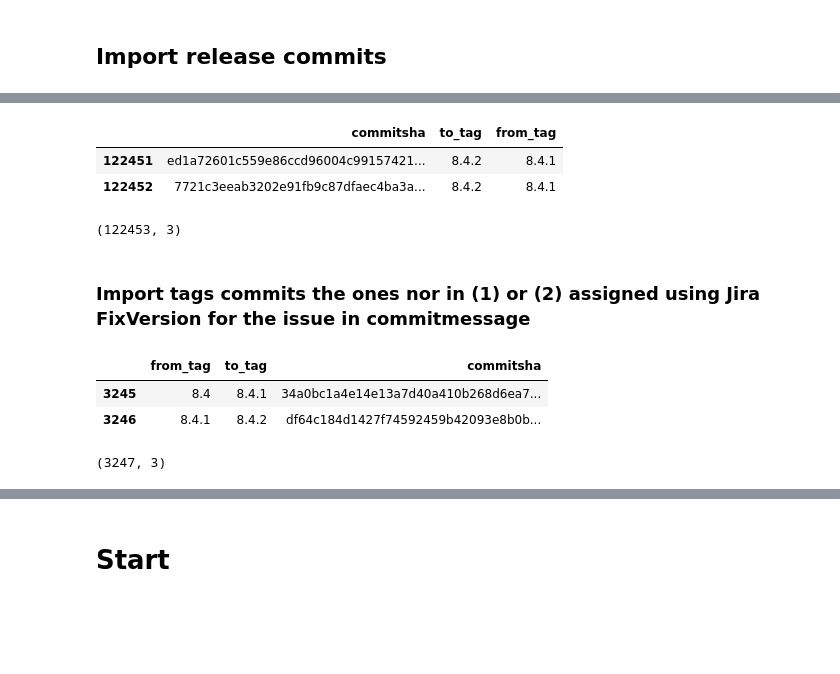
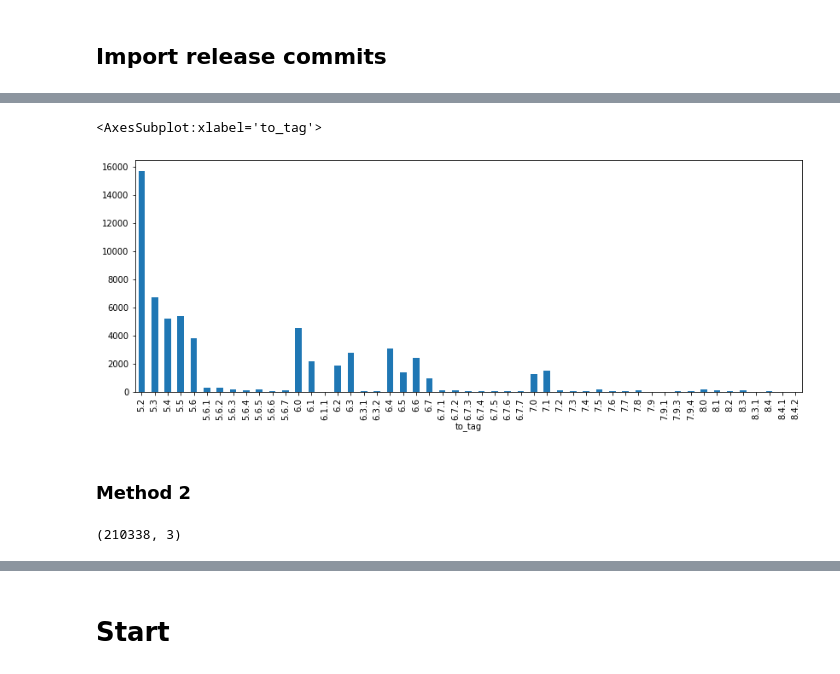
Before and after one commit to IncioMan/Continuous-Integration-metrics-for-post-release-bugs-prediction, a Jupyter notebook: notebooks/analysis/continuous_integration_metrics_for_releases.ipynb, the cells around one changed output, grey strips where cells are left out. Drawn from its saved outputs; the diff is of its cells as text; code cells hidden in the pictures; blank space fills up the shorter version.

```diff
--- a/notebooks/analysis/continuous_integration_metrics_for_releases.ipynb
+++ b/notebooks/analysis/continuous_integration_metrics_for_releases.ipynb
@@ -87,3 +88,2 @@ def replace_tags_with_jira(df):
 # %%
-tags_comparison_commits = pd.read_csv(f"{csv_folder}/tags_comparison_commits_no_rc_and_milestones.csv", index_col=0)
-tags_comparison_commits.tail(2)
+jobs_from_direct = pd.read_csv(f"{csv_folder}/jobs_per_releases/jobs_from_direct.csv", index_col=0)
@@ -101,0 +90,2 @@ tags_comparison_commits.tail(2)
+# %%
+jobs_from_direct_prs = pd.read_csv(f"{csv_folder}/jobs_per_releases/jobs_from_direct_prs.csv", index_col=0)
@@ -102 +107,4 @@ tags_comparison_commits.tail(2)
+# %%
+method1 = jobs_from_direct_prs.append(jobs_from_direct)
+method1 = method1.drop_duplicates(ignore_index=True)
 # %%
@@ -115,24 +114,12 @@ tags_iterative_pr_commits.tail(2)
-# %%
-tags_iterative_pr_commits  = replace_tags_with_jira(tags_iterative_pr_commits)
-tags_iterative_pr_commits.tail(2)
-# %% [output]
-|  | commitsha | to_tag | from_tag |
-| 122451 | ed1a72601c559e86ccd96004c99157421... | 8.4.2 | 8.4.1 |
-| 122452 | 7721c3eeab3202e91fb9c87dfaec4ba3a... | 8.4.2 | 8.4.1 |
-# %%
-tags_iterative_pr_commits.shape
-# %% [output]
-(122453, 3)
-# %% [markdown]
-### Import tags commits the ones nor in (1) or (2) assigned using Jira FixVersion for the issue in commitmessage
-# %%
-tags_fix_commits = pd.read_csv(f"{csv_folder}/commits_for_tags/tags_fix_commits.csv", index_col=0)
-tags_fix_commits.tail(2)
-# %% [output]
-|  | from_tag | to_tag | commitsha |
-| 3245 | 8.4 | 8.4.1 | 34a0bc1a4e14e13a7d40a410b268d6ea7... |
-| 3246 | 8.4.1 | 8.4.2 | df64c184d1427f74592459b42093e8b0b... |
-# %%
-tags_fix_commits.shape
-# %% [output]
-(3247, 3)
+# %%
+method1.groupby("to_tag").job_id.count().plot(kind="bar")
+# %% [output]
+<AxesSubplot:xlabel='to_tag'>
+[figure, added]
+# %% [markdown]
+### Method 2
+# %%
+method2 = jobs_iterative_cherry_rebase
+method2.shape
+# %% [output]
+(210338, 3)
```
Also changed, not shown: parts of 130 cells of this notebook, 13 other files.
